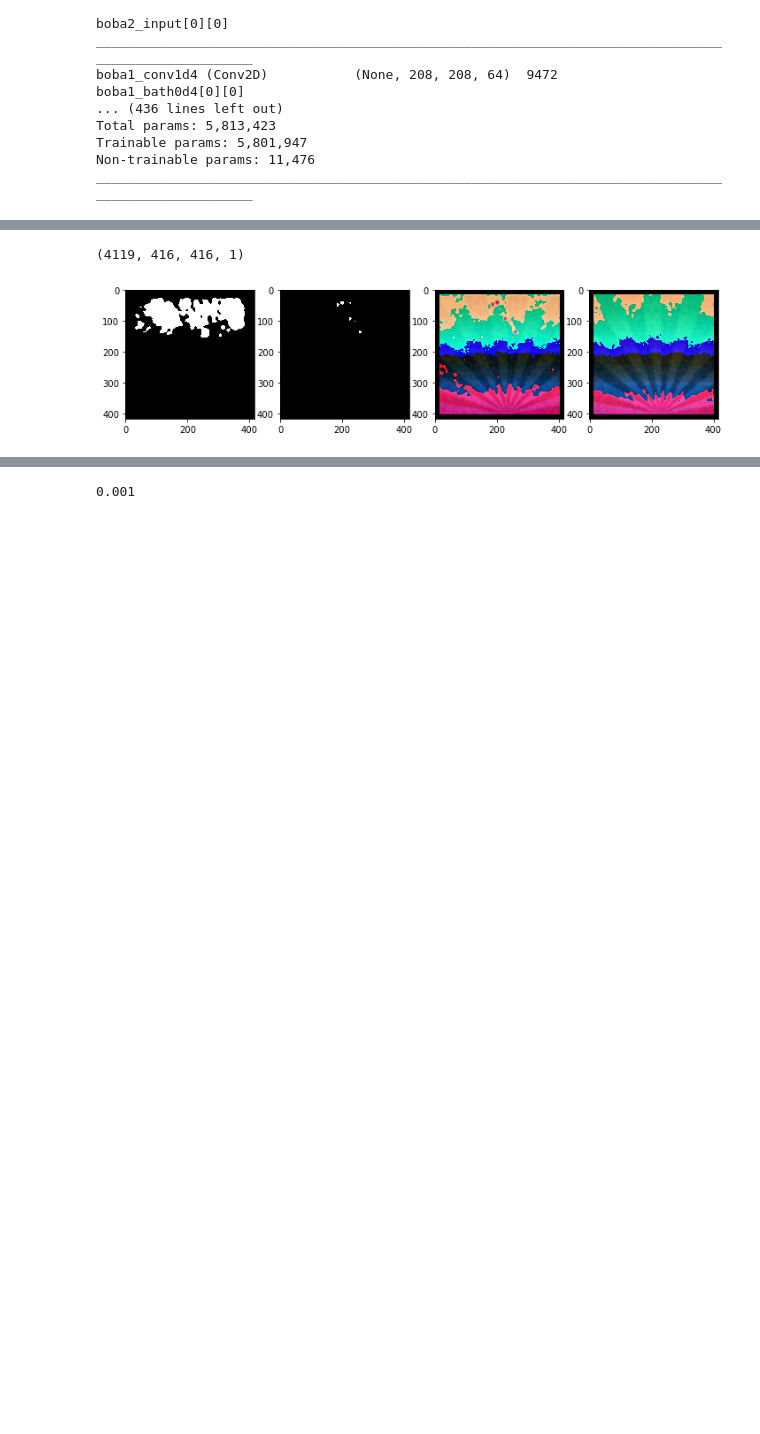
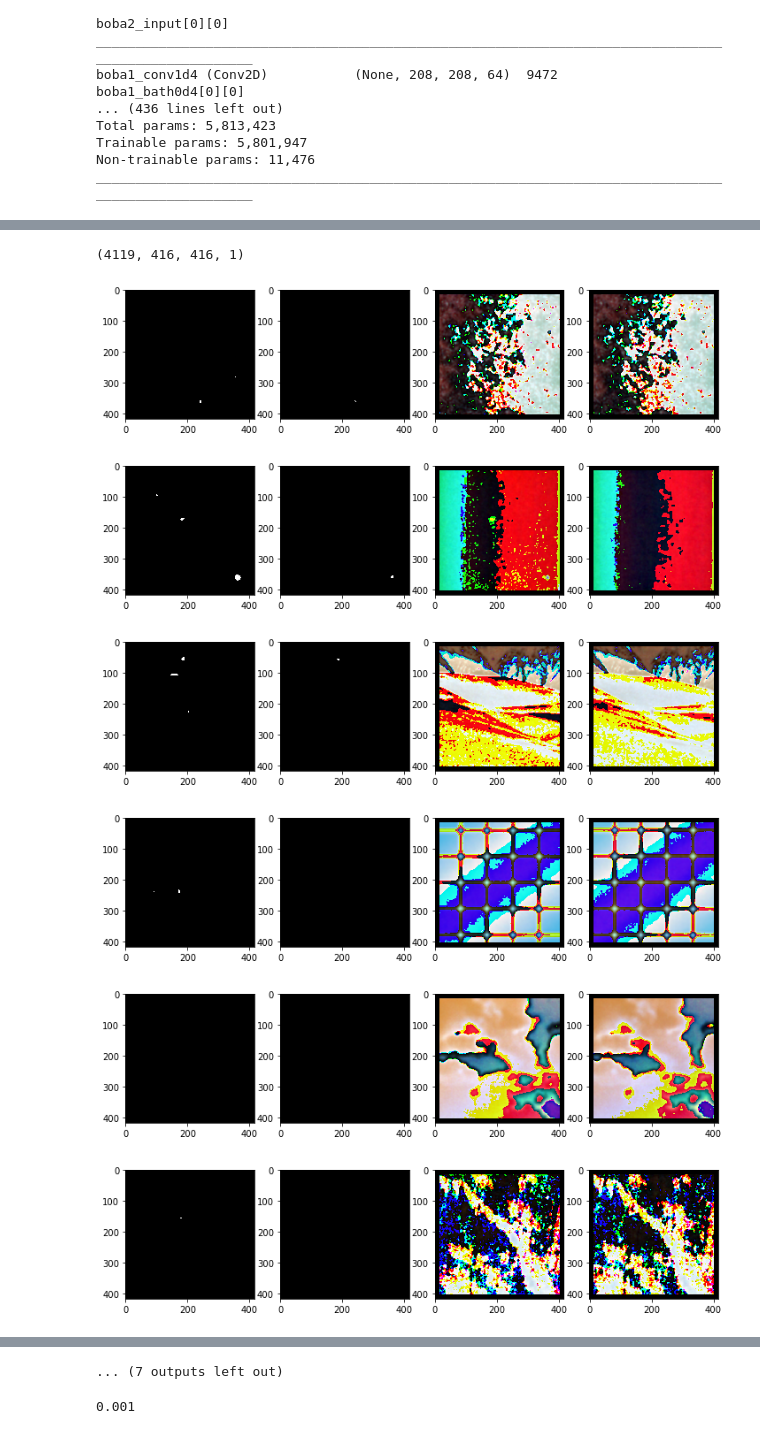
Before and after one commit to SorokinV/2018-TopCoder-Konika-Minolta, a Jupyter notebook: Jupyter/CM-V02-NET.ipynb, the cells around one changed output, grey strips where cells are left out. Cells and saved outputs as stored; diff of their text form; code cells hidden in the pictures; blank space fills up the shorter version.

```diff
--- a/Jupyter/CM-V02-NET.ipynb
+++ b/Jupyter/CM-V02-NET.ipynb
@@ -545,11 +545,11 @@ def mergeXX (img_shape,n_out=1, acti='elu', dropout=False, batch=True, acti_last
 
     return Model(inputs=[xx1.input,xx2.input], outputs=o, name='LinkNet2Boba')
 # %%
-K.clear_session()
-import tensorflow as tf
+#K.clear_session()
+#import tensorflow as tf
 
 #--------------------------------------------------------------------------
-def F1ScoreCC (truth, pred_, th=None, printOK=False) : # classic realization
+def F1ScoreCC (truth, pred_, th=0.999, printOK=False) : # classic realization
     pred = pred_
     if not (th is None) :
         pred = tf.to_float(K.greater(pred_,th))
@@ -671,14 +671,14 @@ ________________________________________________________________________________
 # %%
 print(datetime.datetime.now())
 
-epochs     = 40 #60
+epochs     = 80 #60
 verbose    = 2
 batch_size = 6
 batch_size = 16
 
 metric     = 'F1ScoreCC'
 
-path       = YY.shape[0] #750
+path       = 750 # YY.shape[0] #750
 
 filepath="../Temp/V02-val_"+metric+"={val_"+metric+":.4f}-({"+metric+":.4f}).hdf5"
 #checkpoint1 = ModelCheckpoint(filepath, monitor=metric,        verbose=1, save_best_only=True, mode='max')
@@ -690,16 +690,16 @@ reduce_lr2     = ReduceLROnPlateau(monitor='loss',     factor=0.1,patience=2, mi
 
 early_stopping = EarlyStopping(monitor='val_loss',     patience=6,min_delta=0.0001,verbose=1)
 
-#hist1  = model10.fit([X1[:path],X2[:path]],YY[:path],
-hist1  = model10.fit([X1,X2],YY,
+hist1  = model10.fit([X1[:path],X2[:path]],YY[:path],
+#hist1  = model10.fit([X1,X2],YY,
                     epochs=epochs,
                     batch_size=batch_size,
                     validation_split=0.20,
                     #validation_data=(ttrainX[2300:],ttrainY[2300:]),
-                    initial_epoch = 40,
+                    initial_epoch = 53,
                     #callbacks=[early_stopping,reduce_lr1,reduce_lr2,checkpoint],
                     #callbacks=[reduce_lr1,reduce_lr2,checkpoint2,early_stopping],
-                    callbacks=[reduce_lr1,reduce_lr2,checkpoint2,early_stopping],
+                    callbacks=[reduce_lr1,reduce_lr2,checkpoint2], #,early_stopping],
                     verbose=verbose)
 
 print(datetime.datetime.now())
@@ -730,14 +798,20 @@ if 1 :
 # %%
-NN = 23
+LL = range(122,140)
 th = 0.999
 print(PP.shape)
-plt.figure(figsize=(12,5))
-ppp = PP[NN].reshape(PP.shape[1:-1]).copy(); ppp[ppp>=th] = 1.0; ppp[ppp<th] = 0.0;
-plt.subplot(1,4,1);  plt.imshow(ppp,'gray');
-plt.subplot(1,4,2);  plt.imshow(YY[NN].reshape(YY.shape[1:-1]),'gray');
-plt.subplot(1,4,3);  plt.imshow(X1[NN]);
-plt.subplot(1,4,4);  plt.imshow(X2[NN]);
-plt.show()
+for NN in LL :
+    plt.figure(figsize=(12,5))
+    ppp = PP[NN].reshape(PP.shape[1:-1]).copy(); ppp[ppp>=th] = 1.0; ppp[ppp<th] = 0.0;
+    plt.subplot(1,4,1);  plt.imshow(ppp,'gray');
+    plt.subplot(1,4,2);  plt.imshow(YY[NN].reshape(YY.shape[1:-1]),'gray');
+    plt.subplot(1,4,3);  plt.imshow(X1[NN]);
+    plt.subplot(1,4,4);  plt.imshow(X2[NN]);
+    plt.show()
 # %% [output]
 (4119, 416, 416, 1)
-[figure, old version]
+[figure, new version]
+[figure, added]
+[figure, added]
+[figure, added]
+[figure, added]
+[figure, added]
@@ -744,3 +823,4 @@ plt.show()
+... (7 outputs left out)
 # %%
 
 #model10.lr.get_value()
```
Also changed, not shown: parts of 10 cells of this notebook, 1 other file.
